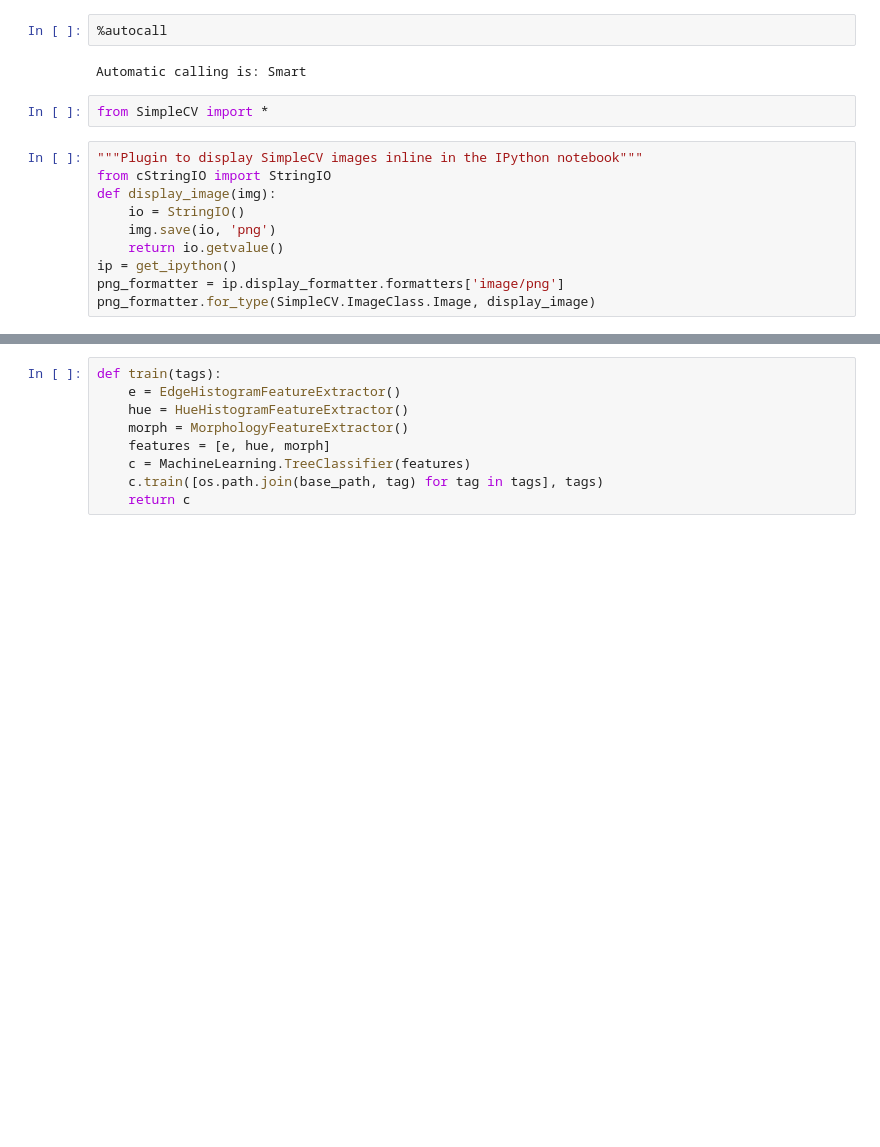
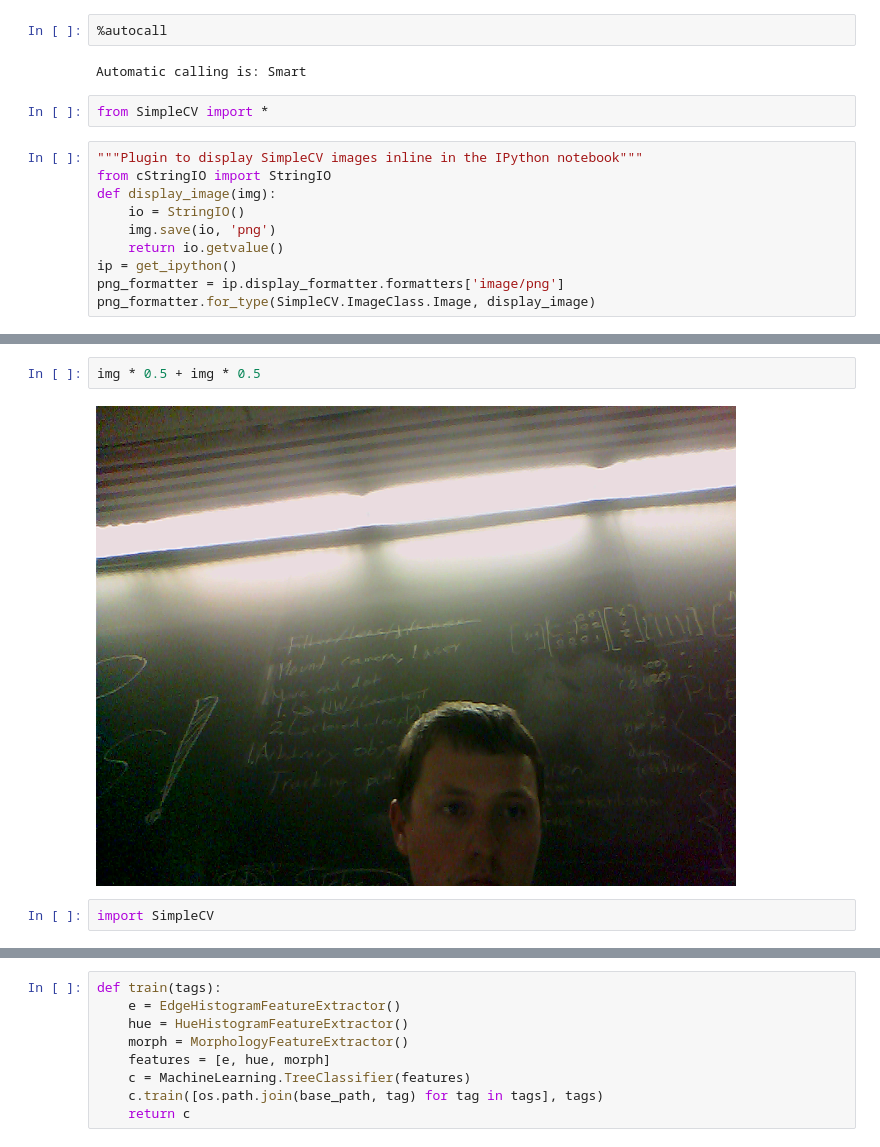
Before and after one commit to DenerosArmy/spot, a Jupyter notebook: Pinkie.ipynb, the cells around one changed output, grey strips where cells are left out. Drawn from its saved outputs; the diff is of its cells as text; blank space fills up the shorter version.

```diff
--- a/Pinkie.ipynb
+++ b/Pinkie.ipynb
@@ -32,0 +52,6 @@ img
+# %%
+img * 0.5 + img * 0.5
+# %% [output]
+[figure, added]
+# %%
+import SimpleCV
```
Also changed, not shown: parts of 37 cells of this notebook, 1 other file.
